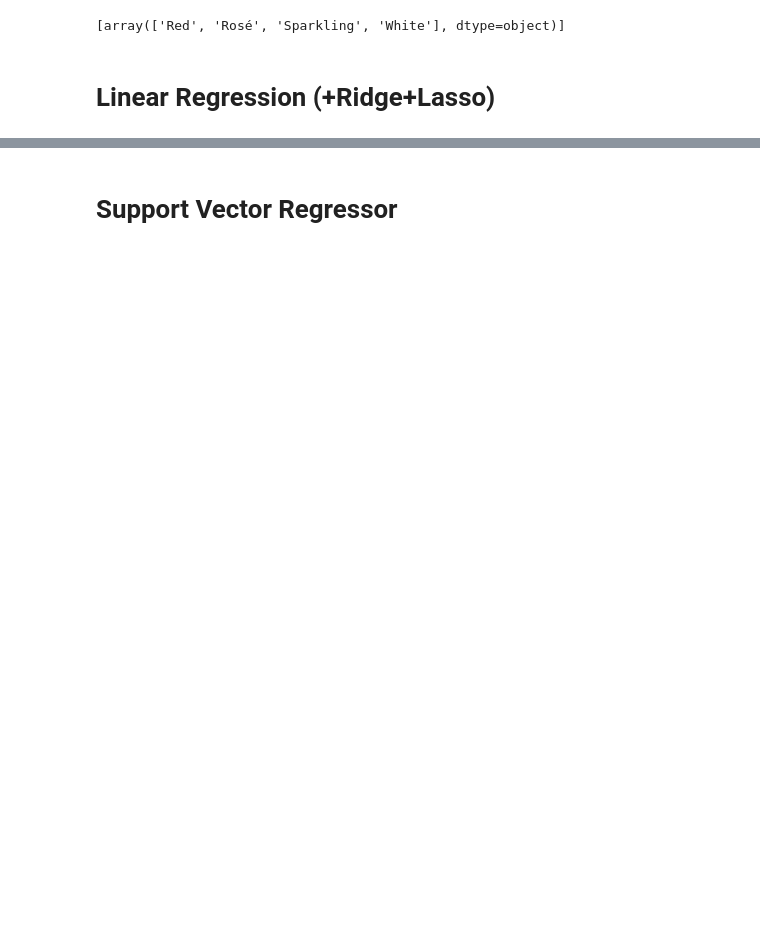
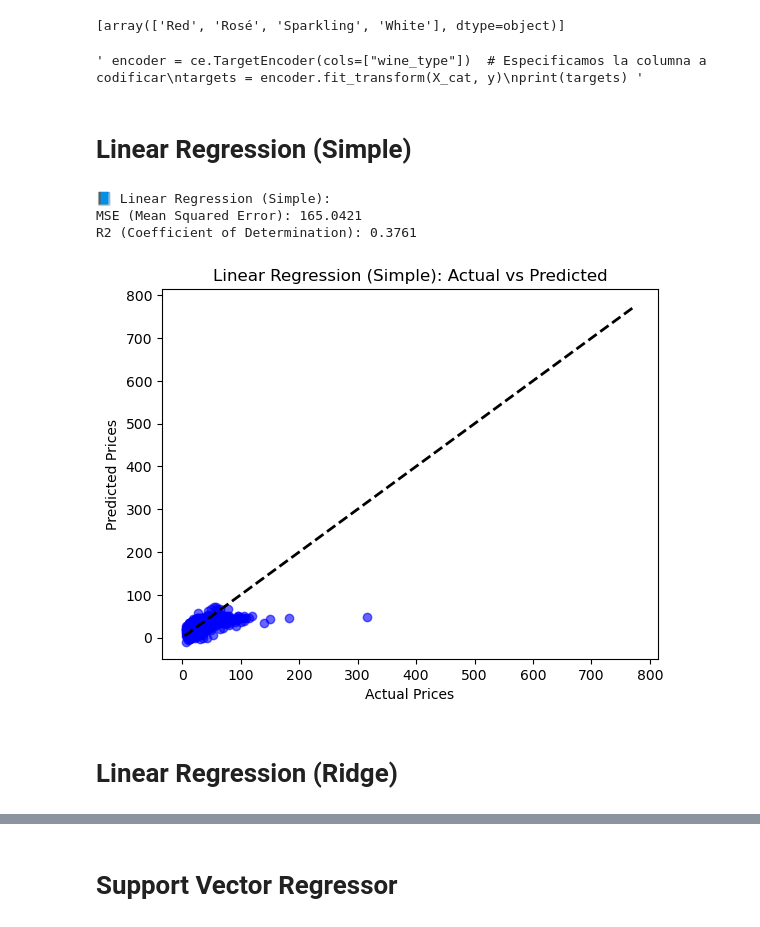
Before and after one commit to FILET81/World-of-Wines, a Jupyter notebook: Wine Price Predictor ML.ipynb, the cells around one changed output, grey strips where cells are left out. Cells and saved outputs as stored; diff of their text form; code cells hidden in the pictures; blank space fills up the shorter version.

```diff
--- a/Wine Price Predictor.ipynb
+++ b/Wine Price Predictor ML.ipynb
@@ -74,8 +77,11 @@ for column in wines_dataset.columns:
 [figure]
 [figure]
 ... (4 outputs left out)
+# %%
+iqr = np.percentile(wines_dataset["vintage"], 75)-np.percentile(wines_dataset["vintage"], 25)
+lower_limit = np.percentile(wines_dataset["vintage"], 25)+1.5*iqr
 # %%
-wines_predictor = wines_dataset[wines_dataset["vintage"] >= 2003]
+wines_predictor = wines_dataset[wines_dataset["vintage"] >= lower_limit]     # 2003
 # %%
 # Defining the dependent variable:
 y = wines_predictor["price_usd"]
@@ -86,8 +92,8 @@ X_num = wines_predictor.select_dtypes(np.number)     # It takes all "numerical"
 X_cat = wines_predictor.select_dtypes(object)     # It takes all "categorical" variables
 # %%
 # Scaling "numerical" variables:
-optimusprime = StandardScaler().fit(X_num)
-x_standardized = optimusprime.transform(X_num)
+optimusprime = StandardScaler().fit_transform(X_num)
+#x_standardized = optimusprime.transform(X_num)
 # %%
 # Getting dummies for "categorical" variables:
 dummies = pd.get_dummies(X_cat, drop_first=True)
@@ -113,5 +104,11 @@ encoded = encoder.transform(X_cat).toarray()
 encoder.categories_
 # %% [output]
 [array(['Red', 'Rosé', 'Sparkling', 'White'], dtype=object)]
+# %%
+""" encoder = ce.TargetEncoder(cols=["wine_type"])  # Especificamos la columna a codificar
+targets = encoder.fit_transform(X_cat, y)
+print(targets) """
+# %% [output]
+' encoder = ce.TargetEncoder(cols=["wine_type"])  # Especificamos la columna a codificar\ntargets = encoder.fit_transform(X_cat, y)\nprint(targets) '
 # %%
 # Concatenating both "X_num" and "X_cat" variables:
@@ -119,5 +116,39 @@ X = np.concatenate((encoded, x_standardized), axis=1)
 # %%
 # Splitting data between "train" and "test":
 X_train, X_test, y_train, y_test = train_test_split(X, y, train_size=0.8, random_state=42)
+# %% [markdown]
+# Linear Regression (Simple)
+# %%
+# Defining the model:
+lm = LinearRegression()
+
+# Fitting the model:
+lm.fit(X_train, y_train)
+
+# Making predictions:
+y_pred_lm = lm.predict(X_test)
+
+# Evaluating performance of the model:
+mse_lm = mean_squared_error(y_test, y_pred_lm)
+r2_lm = r2_score(y_test, y_pred_lm)
+
+# Printing the performance's results:
+print("📘 Linear Regression (Simple):")
+print(f"MSE (Mean Squared Error): {mse_lm:.4f}")
+print(f"R2 (Coefficient of Determination): {r2_lm:.4f}")
+# %% [output]
+📘 Linear Regression (Simple):
+MSE (Mean Squared Error): 165.0421
+R2 (Coefficient of Determination): 0.3761
+# %%
+# Plotting actual vs predicted values:
+plt.scatter(y_test, y_pred_lm, color="blue", alpha=0.6)
+plt.plot([y.min(), y.max()], [y.min(), y.max()], 'k--', lw=2)  # Diagonal line for reference
+plt.xlabel("Actual Prices")
+plt.ylabel("Predicted Prices")
+plt.title("Linear Regression (Simple): Actual vs Predicted")
+plt.show()
+# %% [output]
+[figure, added]
 # %% [markdown]
-# Linear Regression (+Ridge+Lasso)
+# Linear Regression (Ridge)
```
Also changed, not shown: parts of 18 cells of this notebook, 1 other file.
